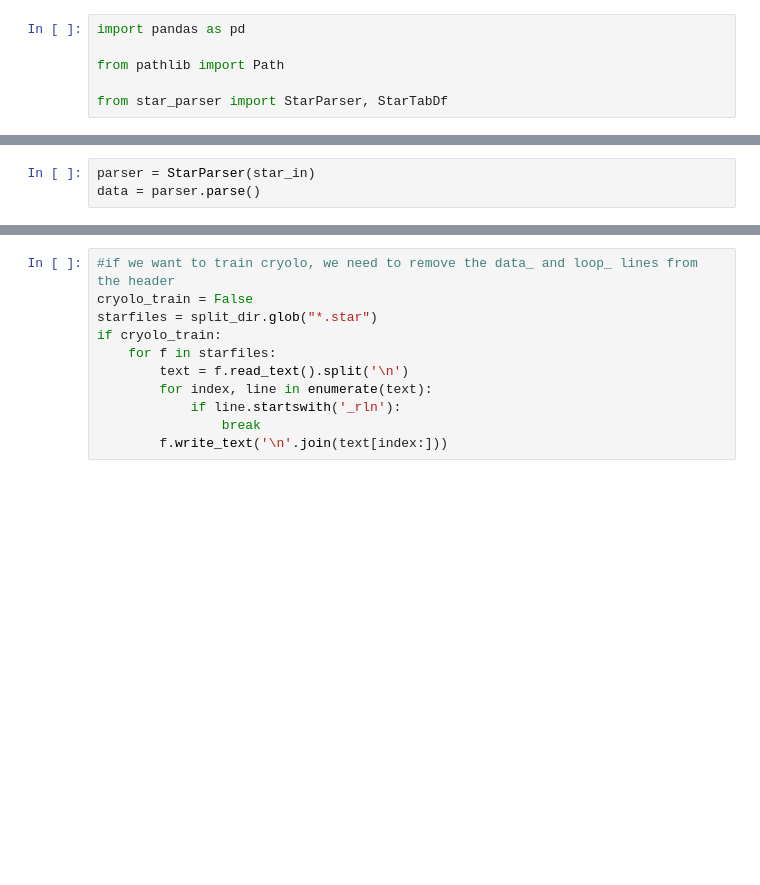
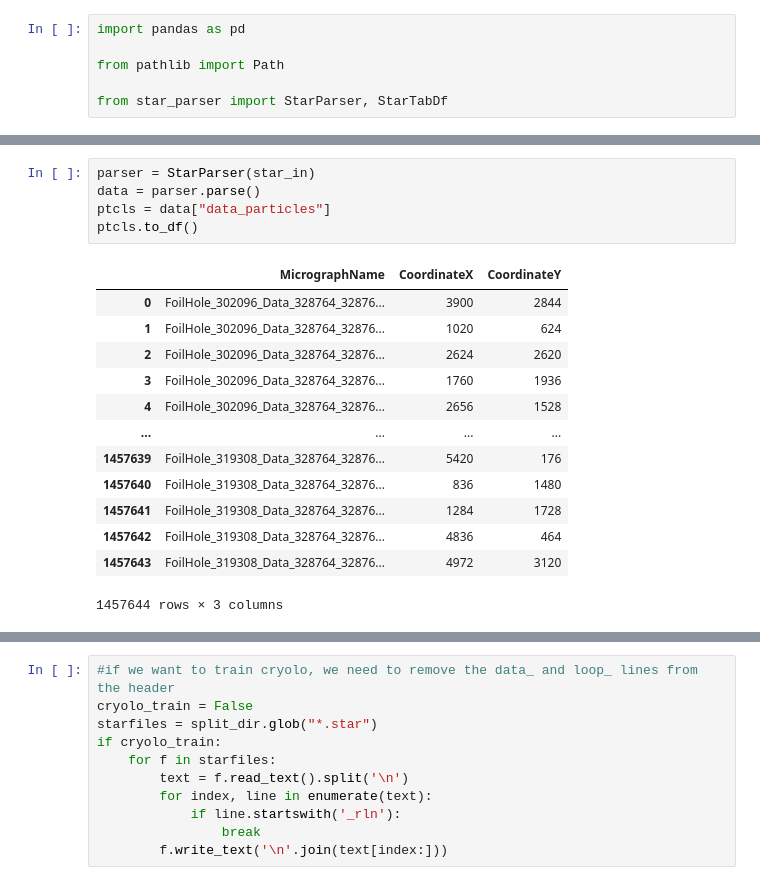
Before and after one commit to AGMMGA/StarfileHandler, a Jupyter notebook: from_cryosparc_to_split_files.ipynb, the cells around one changed output, grey strips where cells are left out. Cells and saved outputs as stored; diff of their text form; blank space fills up the shorter version.

```diff
--- a/from_cryosparc_to_split_files.ipynb
+++ b/from_cryosparc_to_split_files.ipynb
@@ -13,4 +13,20 @@ True
 # %%
 parser = StarParser(star_in)
 data = parser.parse()
+ptcls = data["data_particles"]
+ptcls.to_df()
+# %% [output]
+|  | MicrographName | CoordinateX | CoordinateY |
+| 0 | FoilHole_302096_Data_328764_32876... | 3900 | 2844 |
+| 1 | FoilHole_302096_Data_328764_32876... | 1020 | 624 |
+| 2 | FoilHole_302096_Data_328764_32876... | 2624 | 2620 |
+| 3 | FoilHole_302096_Data_328764_32876... | 1760 | 1936 |
+| 4 | FoilHole_302096_Data_328764_32876... | 2656 | 1528 |
+| ... | ... | ... | ... |
+| 1457639 | FoilHole_319308_Data_328764_32876... | 5420 | 176 |
+| 1457640 | FoilHole_319308_Data_328764_32876... | 836 | 1480 |
+| 1457641 | FoilHole_319308_Data_328764_32876... | 1284 | 1728 |
+| 1457642 | FoilHole_319308_Data_328764_32876... | 4836 | 464 |
+| 1457643 | FoilHole_319308_Data_328764_32876... | 4972 | 3120 |
+1457644 rows × 3 columns
 # %%
```
Also changed, not shown: parts of 10 cells of this notebook, 9 other files.
